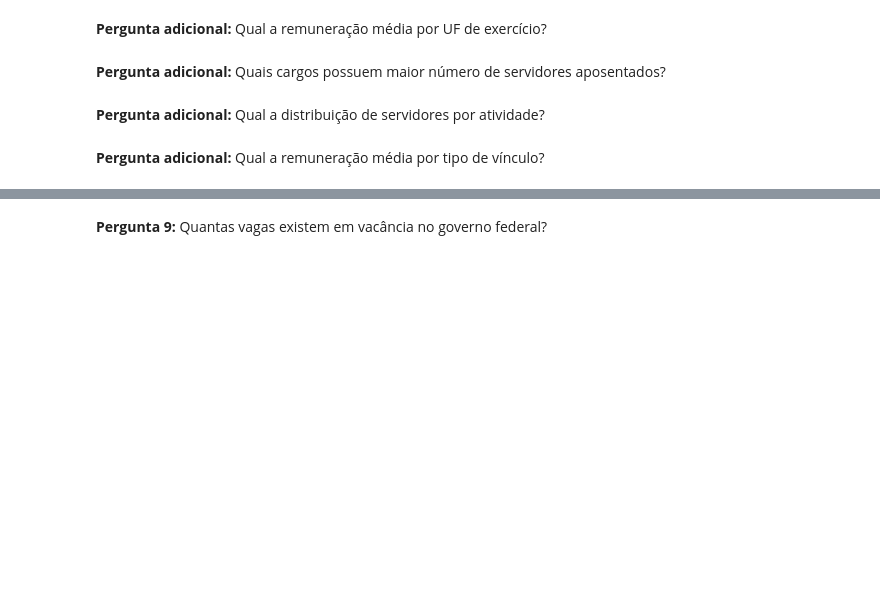
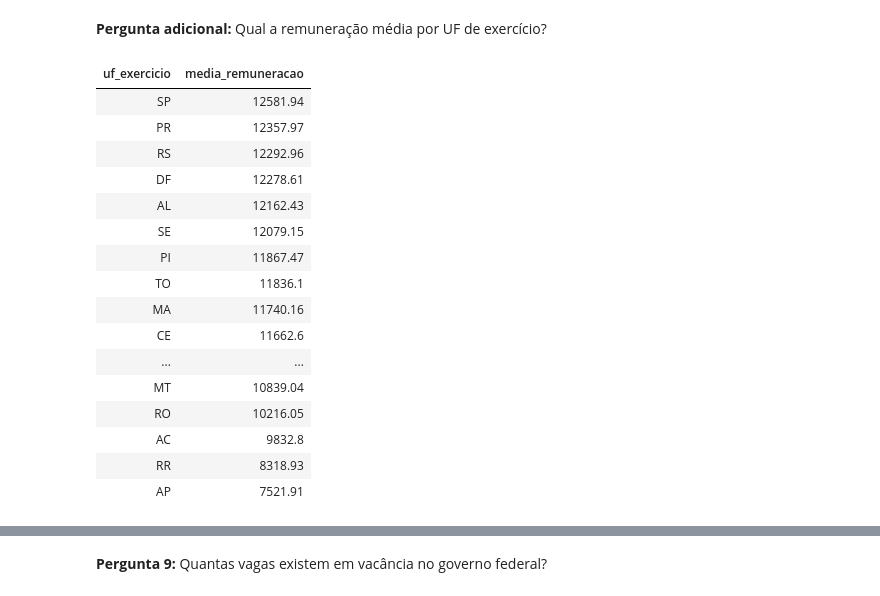
Before and after one commit to rafatheodoro/mvp-engenharia-dados, a Jupyter notebook: MVP_analise_cargos_remuneracao_GovBr.ipynb, the cells around one changed output, grey strips where cells are left out. Saved outputs shown, nothing was run; the diff lists cells and outputs as text; code cells hidden in the pictures; blank space fills up the shorter version.

```diff
--- a/MVP_analise_cargos_remuneracao_GovBr.ipynb
+++ b/MVP_analise_cargos_remuneracao_GovBr.ipynb
@@ -2100,11 +2095,30 @@ ORDER BY total_servidores DESC
 # %% [markdown]
 **Pergunta adicional:** Qual a remuneração média por UF de exercício?
 # %%
-%sql
-SELECT s.uf_exercicio, ROUND(AVG(r.remuneracao_apos_deducoes_obrigatorias_brl),2) AS media_remuneracao
+sql_uf_maior_media_remuneracao = """
+SELECT s.uf_exercicio, ROUND(AVG(r.remuneracao_apos_deducoes_obrigatorias_brl), 2) AS media_remuneracao
 FROM servidores.gold.fato_remuneracao r
 JOIN servidores.gold.fato_servidor s ON r.id = s.id
+WHERE s.uf_exercicio IS NOT NULL
 GROUP BY s.uf_exercicio
 ORDER BY media_remuneracao DESC
+"""
+display(spark.sql(sql_uf_maior_media_remuneracao))
+# %% [output]
+| uf_exercicio | media_remuneracao |
+| SP | 12581.94 |
+| PR | 12357.97 |
+| RS | 12292.96 |
+| DF | 12278.61 |
+| AL | 12162.43 |
+| SE | 12079.15 |
+| PI | 11867.47 |
+| TO | 11836.1 |
+| MA | 11740.16 |
+| CE | 11662.6 |
+| ... | ... |
+| MT | 10839.04 |
+| RO | 10216.05 |
+| AC | 9832.8 |
+| RR | 8318.93 |
+| AP | 7521.91 |
-# %% [markdown]
-**Pergunta adicional:** Quais cargos possuem maior número de servidores aposentados?
@@ -2118,2 +2124,0 @@ LIMIT 5
-# %% [markdown]
-**Pergunta adicional:** Qual a distribuição de servidores por atividade?
@@ -2126,2 +2124,0 @@ ORDER BY total DESC
-# %% [markdown]
-**Pergunta adicional:** Qual a remuneração média por tipo de vínculo?
```
Also changed, not shown: parts of 53 cells of this notebook.
